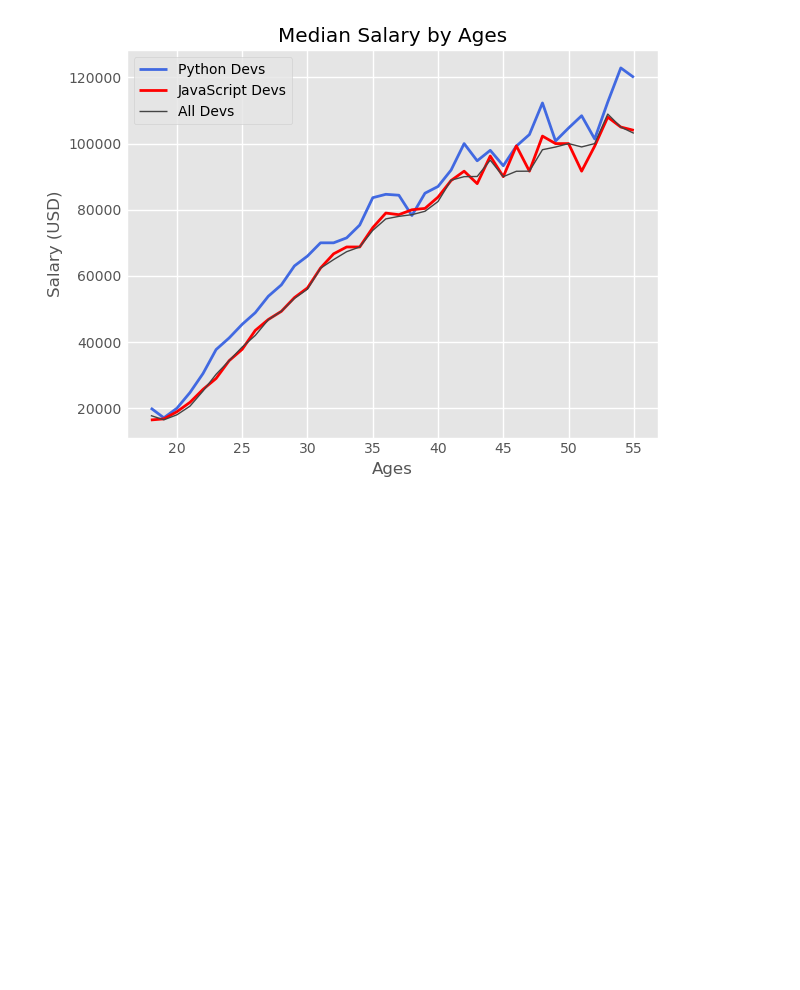
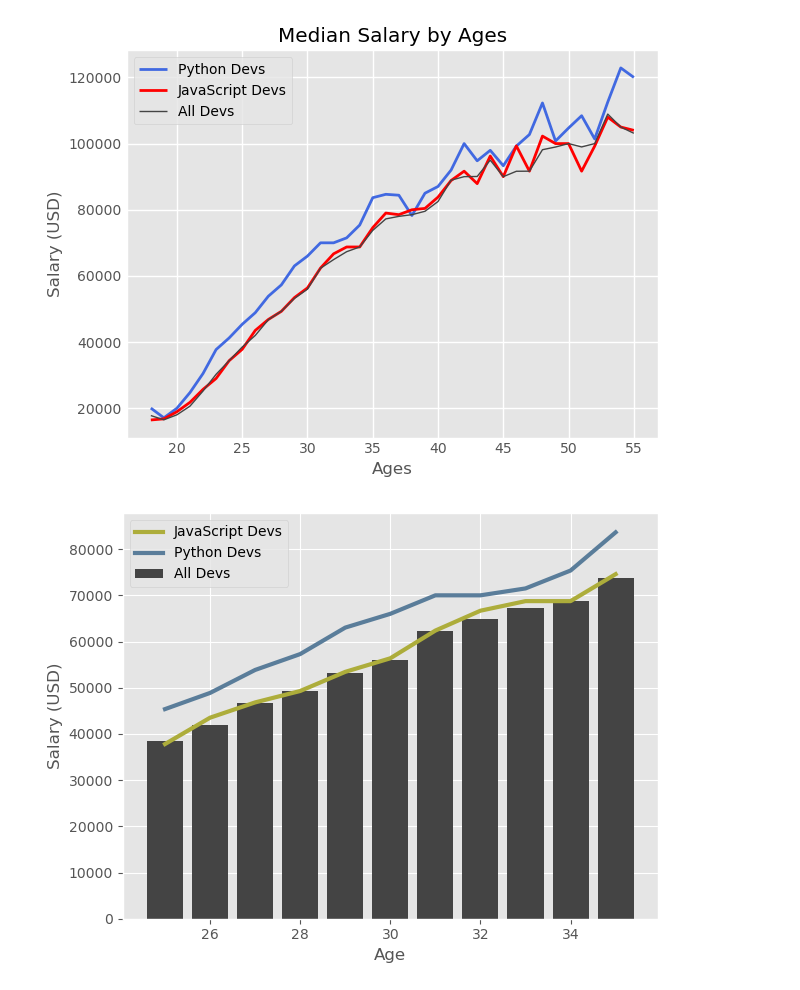
Before and after one commit to Seif-Eldin-Omar/MatplotlibCourse, a Jupyter notebook: CoreyScaferCourse/mpl_demo.ipynb, the cells around one changed output. Cells and saved outputs as stored; diff of their text form; code cells hidden in the pictures; blank space fills up the shorter version.

Commit message:
Bar Charts

```diff
--- a/CoreyScaferCourse/mpl_demo.ipynb
+++ b/CoreyScaferCourse/mpl_demo.ipynb
@@ -134,3 +134,30 @@ plt.savefig('plot2.png')
 plt.show()
 # %% [output]
 [figure]
+# %%
+# This won't make sense but depending on the data it may do
+ages_x = [25, 26, 27, 28, 29, 30, 31, 32, 33, 34, 35]
+
+dev_y = [38496, 42000, 46752, 49320, 53200,
+        56000, 62316, 64928, 67317, 68748, 73752]
+plt.bar(ages_x, dev_y, color = '#444444', label = 'All Devs')
+
+
+js_dev_y = [37810, 43515, 46823, 49293, 53437,
+            56373, 62375, 66674, 68745, 68746, 74583]
+plt.plot(ages_x, js_dev_y, color = '#adad3b', linewidth = 3, label = 'JavaScript Devs')
+
+py_dev_y = [45372, 48876, 53850, 57287, 63016,
+            65998, 70003, 70000, 71496, 75370, 83640]
+plt.plot(ages_x, py_dev_y, color = '#5a7d9a', linewidth = 3, label = 'Python Devs')
+
+
+plt.xlabel('Age')
+plt.ylabel('Salary (USD)')
+
+plt.legend()
+plt.grid(True)
+plt.tight_layout()
+plt.show()
+# %% [output]
+[figure, added]
```
Also changed, not shown: parts of 6 cells of this notebook.
